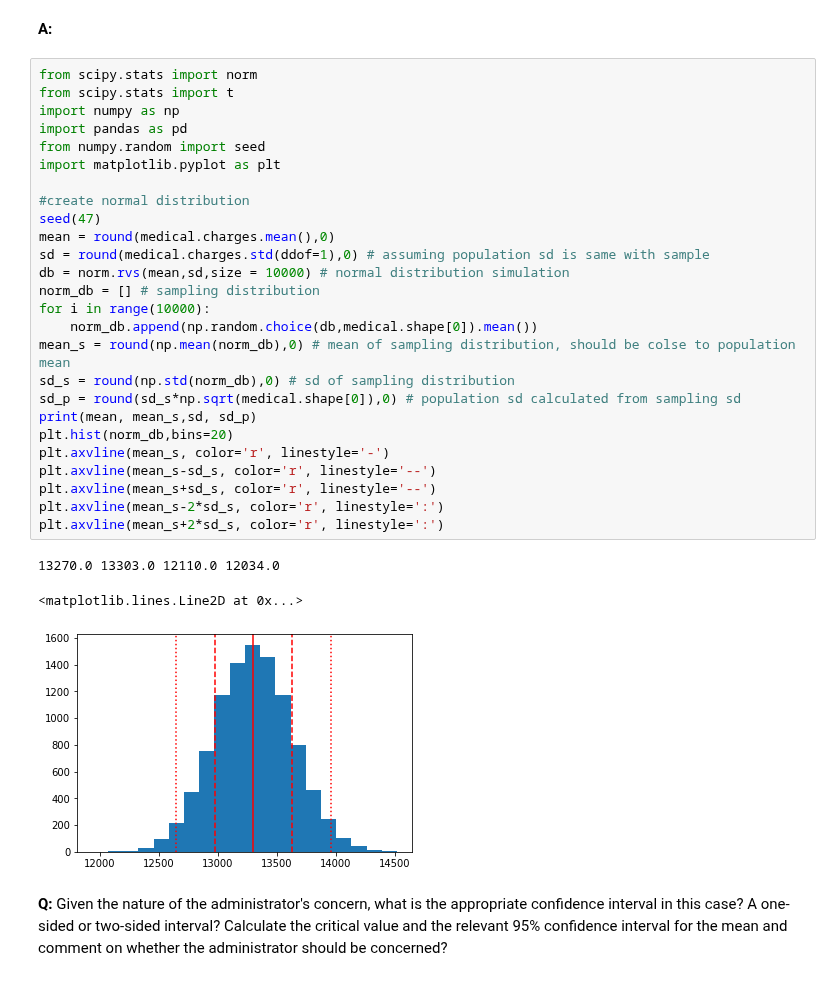
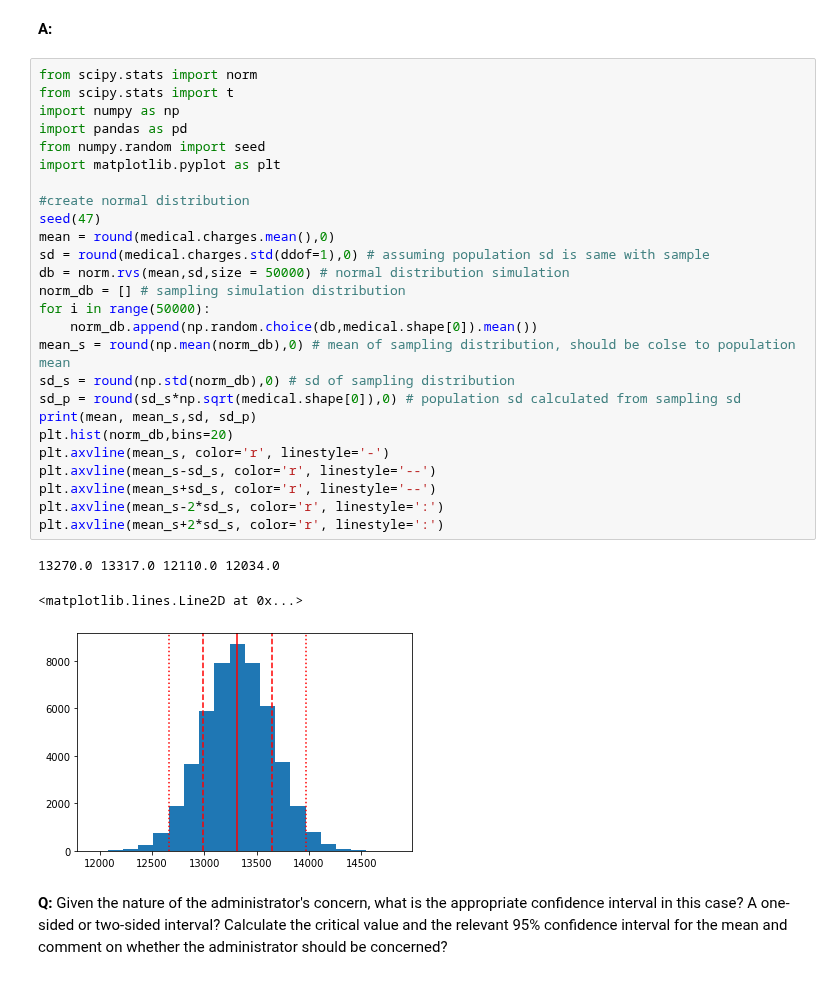
Before and after one commit to Shunling/SpringBoard, a Jupyter notebook: inferential_statistics_frequentist_mini-projects6.28.19/inferential_statistics_1b-Q6.25-2.ipynb, the cells around one changed output. Cells and saved outputs as stored; diff of their text form.

```diff
--- a/inferential_statistics_frequentist_mini-projects6.28.19/inferential_statistics_1b-Q6.25-2.ipynb
+++ b/inferential_statistics_frequentist_mini-projects6.28.19/inferential_statistics_1b-Q6.25-2.ipynb
@@ -75,33 +75,33 @@ __A:__
 # %%
 from scipy.stats import norm
 from scipy.stats import t
 import numpy as np
 import pandas as pd
 from numpy.random import seed
 import matplotlib.pyplot as plt
 
 #create normal distribution
 seed(47)
 mean = round(medical.charges.mean(),0)
 sd = round(medical.charges.std(ddof=1),0) # assuming population sd is same with sample
-db = norm.rvs(mean,sd,size = 10000) # normal distribution simulation
-norm_db = [] # sampling distribution
-for i in range(10000):
+db = norm.rvs(mean,sd,size = 50000) # normal distribution simulation
+norm_db = [] # sampling simulation distribution
+for i in range(50000):
     norm_db.append(np.random.choice(db,medical.shape[0]).mean())
 mean_s = round(np.mean(norm_db),0) # mean of sampling distribution, should be colse to population mean
 sd_s = round(np.std(norm_db),0) # sd of sampling distribution
 sd_p = round(sd_s*np.sqrt(medical.shape[0]),0) # population sd calculated from sampling sd
 print(mean, mean_s,sd, sd_p)
 plt.hist(norm_db,bins=20)
 plt.axvline(mean_s, color='r', linestyle='-')
 plt.axvline(mean_s-sd_s, color='r', linestyle='--')
 plt.axvline(mean_s+sd_s, color='r', linestyle='--')
 plt.axvline(mean_s-2*sd_s, color='r', linestyle=':')
 plt.axvline(mean_s+2*sd_s, color='r', linestyle=':')
 # %% [output]
-13270.0 13303.0 12110.0 12034.0
+13270.0 13317.0 12110.0 12034.0
 <matplotlib.lines.Line2D at 0x...>
-[figure, old version]
+[figure, new version]
 # %% [markdown]
 __Q:__ Given the nature of the administrator's concern, what is the appropriate confidence interval in this case? A one-sided or two-sided interval? Calculate the critical value and the relevant 95% confidence interval for the mean and comment on whether the administrator should be concerned?
 # %% [markdown]
```
Also changed, not shown: parts of 8 cells of this notebook.
